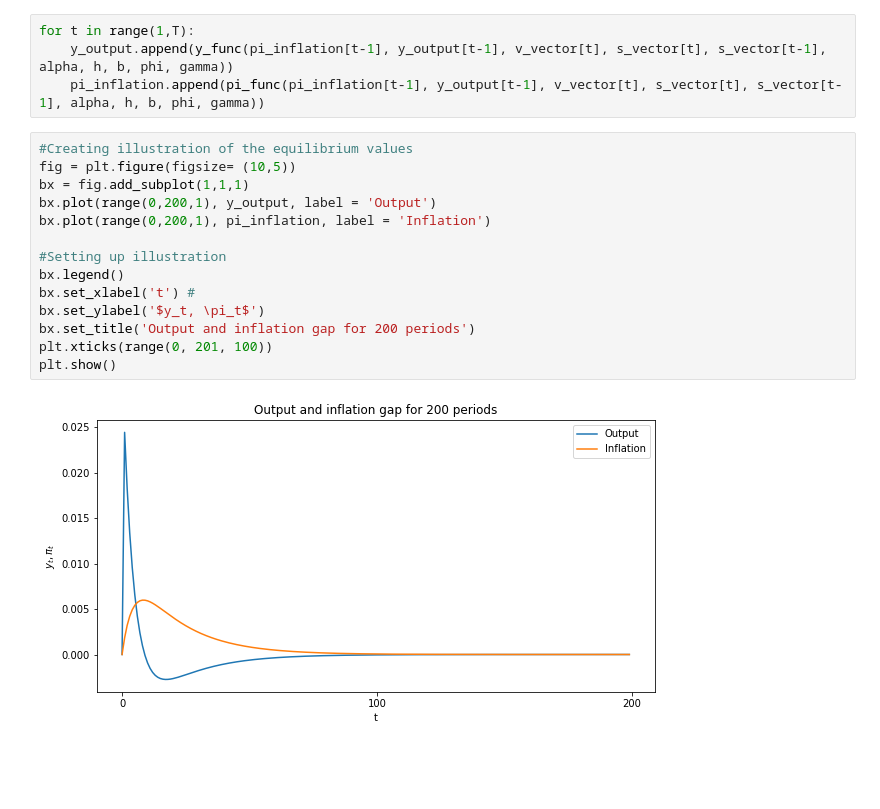
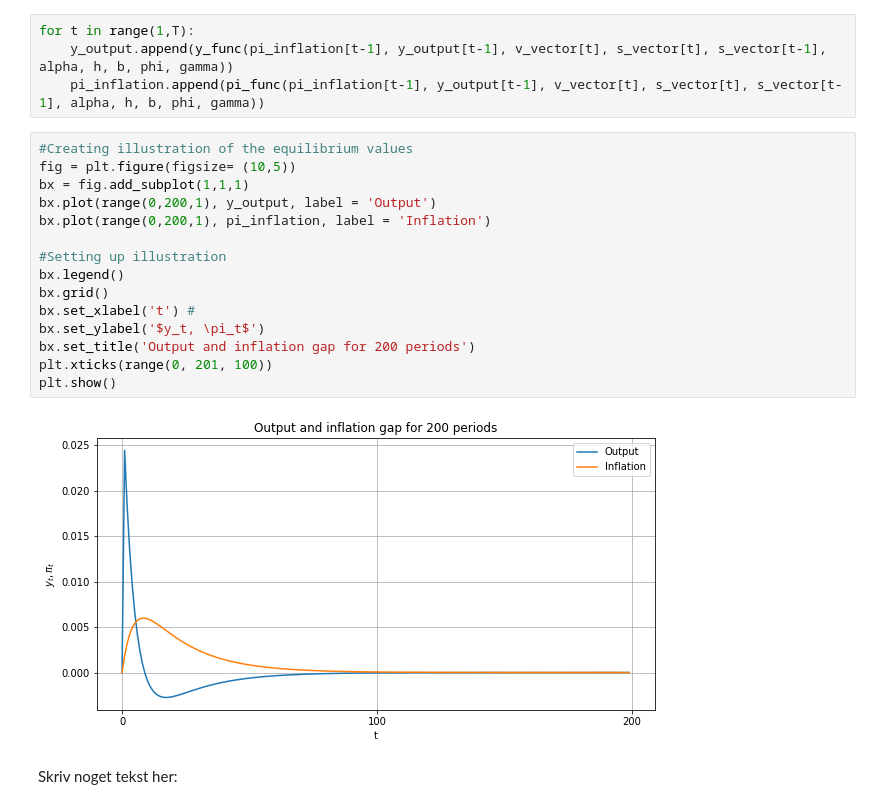
Before and after one commit to NumEconCopenhagen/projects-2019-wp, a Jupyter notebook: examproject/AS-AD_v1.ipynb, the cells around one changed output. Saved outputs shown, nothing was run; the diff lists cells and outputs as text; blank space fills up the shorter version.

```diff
--- a/examproject/AS-AD_v1.ipynb
+++ b/examproject/AS-AD_v1.ipynb
@@ -224,16 +224,19 @@ for t in range(1,T):
 # %%
 #Creating illustration of the equilibrium values
 fig = plt.figure(figsize= (10,5))
 bx = fig.add_subplot(1,1,1)
 bx.plot(range(0,200,1), y_output, label = 'Output')
 bx.plot(range(0,200,1), pi_inflation, label = 'Inflation')
 
 #Setting up illustration
 bx.legend()
+bx.grid()
 bx.set_xlabel('t') #
 bx.set_ylabel('$y_t, \pi_t$')
 bx.set_title('Output and inflation gap for 200 periods')
 plt.xticks(range(0, 201, 100))
 plt.show()
 # %% [output]
-[figure, old version]
+[figure, new version]
+# %% [markdown]
+Skriv noget tekst her:
```
Also changed, not shown: parts of 3 cells of this notebook.
